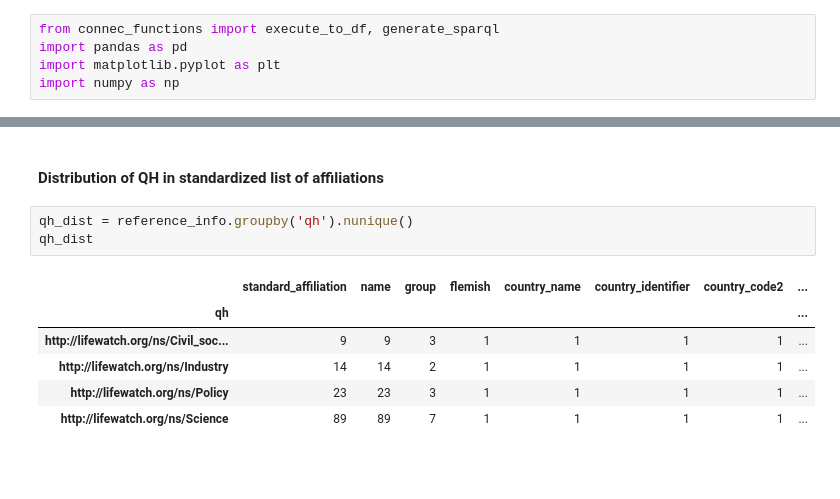
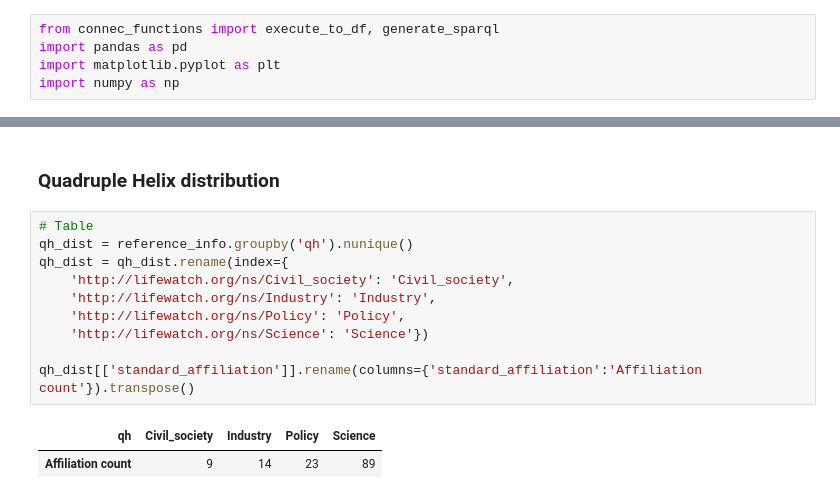
Before and after one commit to lifewatch/user-analysis-2023, a Jupyter notebook: notebooks/0_affiliation_info.ipynb, the cells around one changed output, grey strips where cells are left out. Cells and saved outputs as stored; diff of their text form; blank space fills up the shorter version.

```diff
--- a/notebooks/0_affiliation_info.ipynb
+++ b/notebooks/0_affiliation_info.ipynb
@@ -55,12 +62,15 @@ reference_info.groupby('name').nunique()
 # %% [markdown]
-#### Distribution of QH in standardized list of affiliations
+### Quadruple Helix distribution
 # %%
+# Table
 qh_dist = reference_info.groupby('qh').nunique()
-qh_dist
+qh_dist = qh_dist.rename(index={
+    'http://lifewatch.org/ns/Civil_society': 'Civil_society',
+    'http://lifewatch.org/ns/Industry': 'Industry',
+    'http://lifewatch.org/ns/Policy': 'Policy',
+    'http://lifewatch.org/ns/Science': 'Science'})
+
+qh_dist[['standard_affiliation']].rename(columns={'standard_affiliation':'Affiliation count'}).transpose()
 # %% [output]
-|  | standard_affiliation | name | group | flemish | country_name | country_identifier | country_code2 | ... |
-| qh |  |  |  |  |  |  |  | ... |
-| http://lifewatch.org/ns/Civil_soc... | 9 | 9 | 3 | 1 | 1 | 1 | 1 | ... |
-| http://lifewatch.org/ns/Industry | 14 | 14 | 2 | 1 | 1 | 1 | 1 | ... |
-| http://lifewatch.org/ns/Policy | 23 | 23 | 3 | 1 | 1 | 1 | 1 | ... |
-| http://lifewatch.org/ns/Science | 89 | 89 | 7 | 1 | 1 | 1 | 1 | ... |
+| qh | Civil_society | Industry | Policy | Science |
+| Affiliation count | 9 | 14 | 23 | 89 |
```
Also changed, not shown: parts of 25 cells of this notebook, 8 other files.
